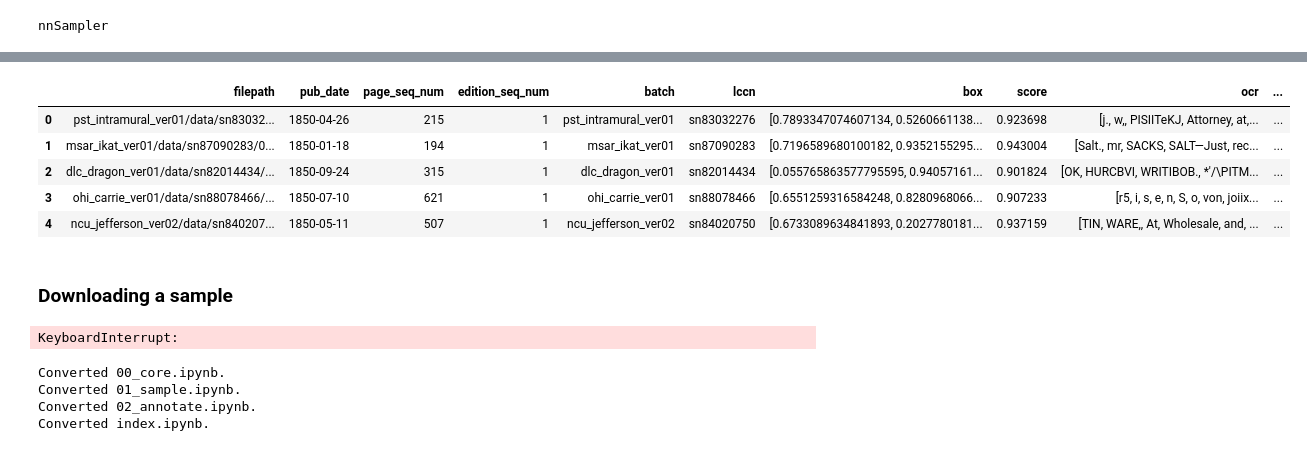
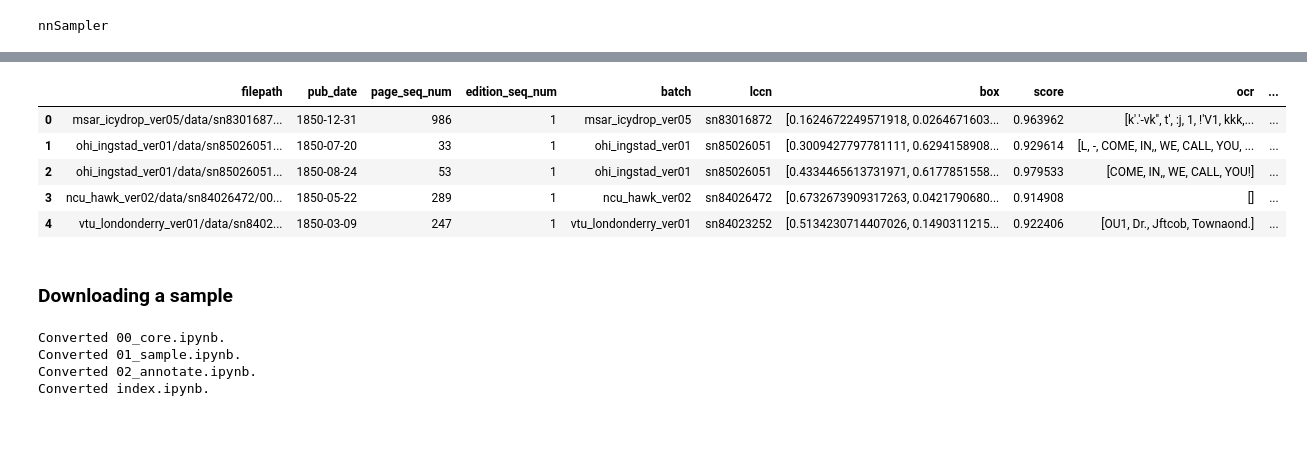
Before and after one commit to Living-with-machines/nnanno, a Jupyter notebook: nbs/01_sample.ipynb, the cells around one changed output, grey strips where cells are left out. Saved outputs shown, nothing was run; the diff lists cells and outputs as text; code cells hidden in the pictures.

```diff
--- a/nbs/01_sample.ipynb
+++ b/nbs/01_sample.ipynb
@@ -426,10 +428,10 @@ dtype: int64
 # %%
-df = sampler.create_sample(sample_size=10, kind='ads', start_year=1850,end_year=1860,reduce_memory=True)
+df = sampler.create_sample(sample_size=10, kind='photos', start_year=1850,end_year=1855,reduce_memory=True)
 df.head(5)
 # %% [output]
 |  | filepath | pub_date | page_seq_num | edition_seq_num | batch | lccn | box | score | ocr | ... |
-| 0 | pst_intramural_ver01/data/sn83032... | 1850-04-26 | 215 | 1 | pst_intramural_ver01 | sn83032276 | [0.7893347074607134, 0.5260661138... | 0.923698 | [j., w,, PISIITeKJ, Attorney, at,... | ... |
-| 1 | msar_ikat_ver01/data/sn87090283/0... | 1850-01-18 | 194 | 1 | msar_ikat_ver01 | sn87090283 | [0.7196589680100182, 0.9352155295... | 0.943004 | [Salt., mr, SACKS, SALT—Just, rec... | ... |
-| 2 | dlc_dragon_ver01/data/sn82014434/... | 1850-09-24 | 315 | 1 | dlc_dragon_ver01 | sn82014434 | [0.055765863577795595, 0.94057161... | 0.901824 | [OK, HURCBVI, WRITIBOB., *'/\PITM... | ... |
-| 3 | ohi_carrie_ver01/data/sn88078466/... | 1850-07-10 | 621 | 1 | ohi_carrie_ver01 | sn88078466 | [0.6551259316584248, 0.8280968066... | 0.907233 | [r5, i, s, e, n, S, o, von, joiix... | ... |
-| 4 | ncu_jefferson_ver02/data/sn840207... | 1850-05-11 | 507 | 1 | ncu_jefferson_ver02 | sn84020750 | [0.6733089634841893, 0.2027780181... | 0.937159 | [TIN, WARE,, At, Wholesale, and, ... | ... |
+| 0 | msar_icydrop_ver05/data/sn8301687... | 1850-12-31 | 986 | 1 | msar_icydrop_ver05 | sn83016872 | [0.1624672249571918, 0.0264671603... | 0.963962 | [k'.'-vk'', t', :j, 1, !'V1, kkk,... | ... |
+| 1 | ohi_ingstad_ver01/data/sn85026051... | 1850-07-20 | 33 | 1 | ohi_ingstad_ver01 | sn85026051 | [0.3009427797781111, 0.6294158908... | 0.929614 | [L, -, COME, IN,, WE, CALL, YOU, ... | ... |
+| 2 | ohi_ingstad_ver01/data/sn85026051... | 1850-08-24 | 53 | 1 | ohi_ingstad_ver01 | sn85026051 | [0.4334465613731971, 0.6177851558... | 0.979533 | [COME, IN,, WE, CALL, YOU!] | ... |
+| 3 | ncu_hawk_ver02/data/sn84026472/00... | 1850-05-22 | 289 | 1 | ncu_hawk_ver02 | sn84026472 | [0.6732673909317263, 0.0421790680... | 0.914908 | [] | ... |
+| 4 | vtu_londonderry_ver01/data/sn8402... | 1850-03-09 | 247 | 1 | vtu_londonderry_ver01 | sn84023252 | [0.5134230714407026, 0.1490311215... | 0.922406 | [OU1, Dr., Jftcob, Townaond.] | ... |
@@ -442,8 +440,6 @@ df.to_json('test.json')
 # %%
-sampler.create_sample(sample_size=10, kind='ads', start_year=1900,end_year=1920,reduce_memory=False)
-sampler.download_sample('test_iif',pct=50)
+sampler.create_sample(sample_size=10, kind='photos', start_year=1850,end_year=1860,reduce_memory=True)
+sampler.download_sample('test_iif',pct=10)
-# %% [output]
-KeyboardInterrupt:
 # %%
 #hide
 sampler = nnSampler()
```
Also changed, not shown: parts of 10 cells of this notebook.
